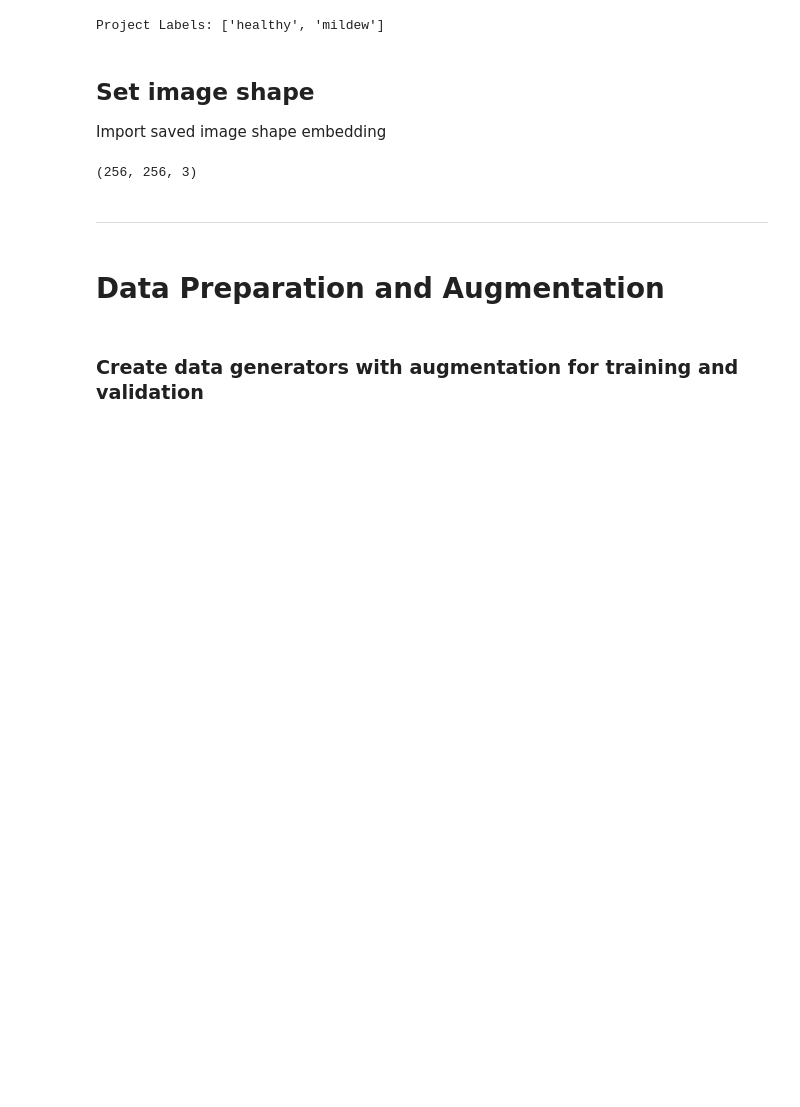
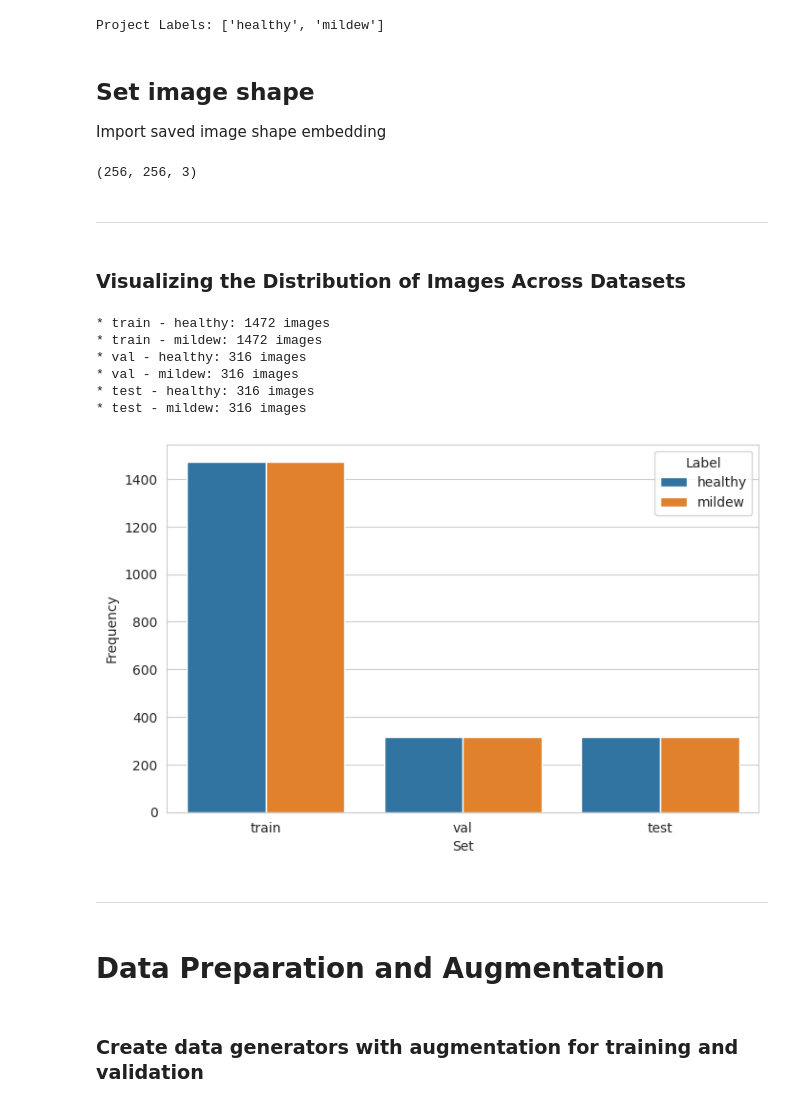
Before and after one commit to QAV-T/mildew_cherry_detection, a Jupyter notebook: jupyter_notebooks/03_Model_Training_and_Evaluation.ipynb, the cells around one changed output. Cells and saved outputs as stored; diff of their text form; code cells hidden in the pictures; blank space fills up the shorter version.

Commit message:
checking and visualizing the distribution of images across different datasets

```diff
--- a/jupyter_notebooks/03_Model_Training_and_Evaluation.ipynb
+++ b/jupyter_notebooks/03_Model_Training_and_Evaluation.ipynb
@@ -121,6 +121,56 @@ image_shape = joblib.load(filename=f"models/image_shape.pkl")
 image_shape
 # %% [output]
 (256, 256, 3)
+# %% [markdown]
+---
+# %% [markdown]
+### Visualizing the Distribution of Images Across Datasets
+# %%
+from pathlib import Path
+import pandas as pd
+import seaborn as sns
+import matplotlib.pyplot as plt
+
+# Ensure these variables are defined
+labels = ['healthy', 'mildew']
+data_dir = 'inputs/datasets/'  # Example data directory
+file_path = 'models'
+
+# Initialize an empty list to store data
+data = []
+
+# Loop through dataset folders and labels
+for folder in ['train', 'val', 'test']:
+    for label in labels:
+        folder_path = Path(data_dir) / folder / label
+        if folder_path.exists() and folder_path.is_dir():
+            image_count = len(list(folder_path.glob('*')))
+            data.append({'Set': folder, 'Label': label, 'Frequency': image_count})
+            print(f"* {folder} - {label}: {image_count} images")
+        else:
+            print(f"Directory {folder_path} does not exist")
+
+# Convert list of dictionaries to DataFrame if data is not empty
+if data:
+    df_freq = pd.DataFrame(data)
+
+    # Plot the data
+    sns.set_style("whitegrid")
+    plt.figure(figsize=(8, 5))
+    df_freq['Set'] = df_freq['Set'].astype(str)
+    sns.barplot(data=df_freq, x='Set', y='Frequency', hue='Label')
+    plt.savefig(f'{file_path}/labels_distribution.png', bbox_inches='tight', dpi=150)
+    plt.show()
+else:
+    print("No data to plot.")
+# %% [output]
+* train - healthy: 1472 images
+* train - mildew: 1472 images
+* val - healthy: 316 images
+* val - mildew: 316 images
+* test - healthy: 316 images
+* test - mildew: 316 images
+[figure, added]
 # %% [markdown]
 ---
 # %% [markdown]
```
Also changed, not shown: parts of 2 cells of this notebook, 1 other file.
